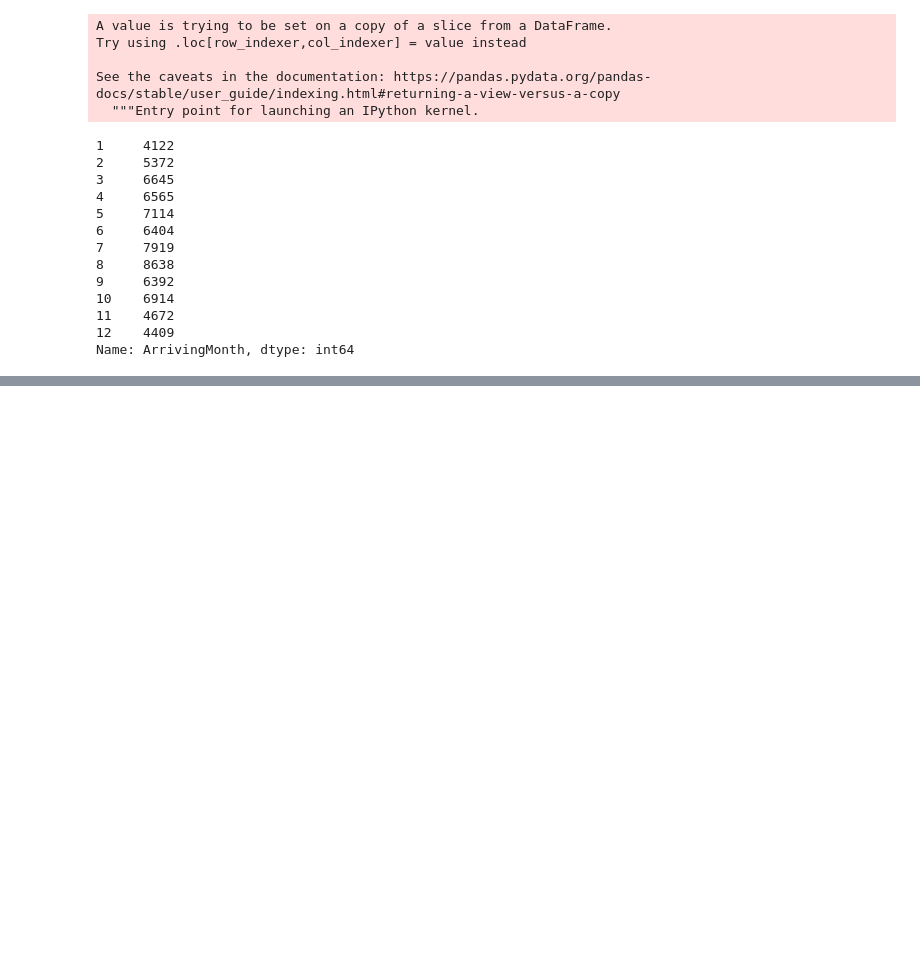
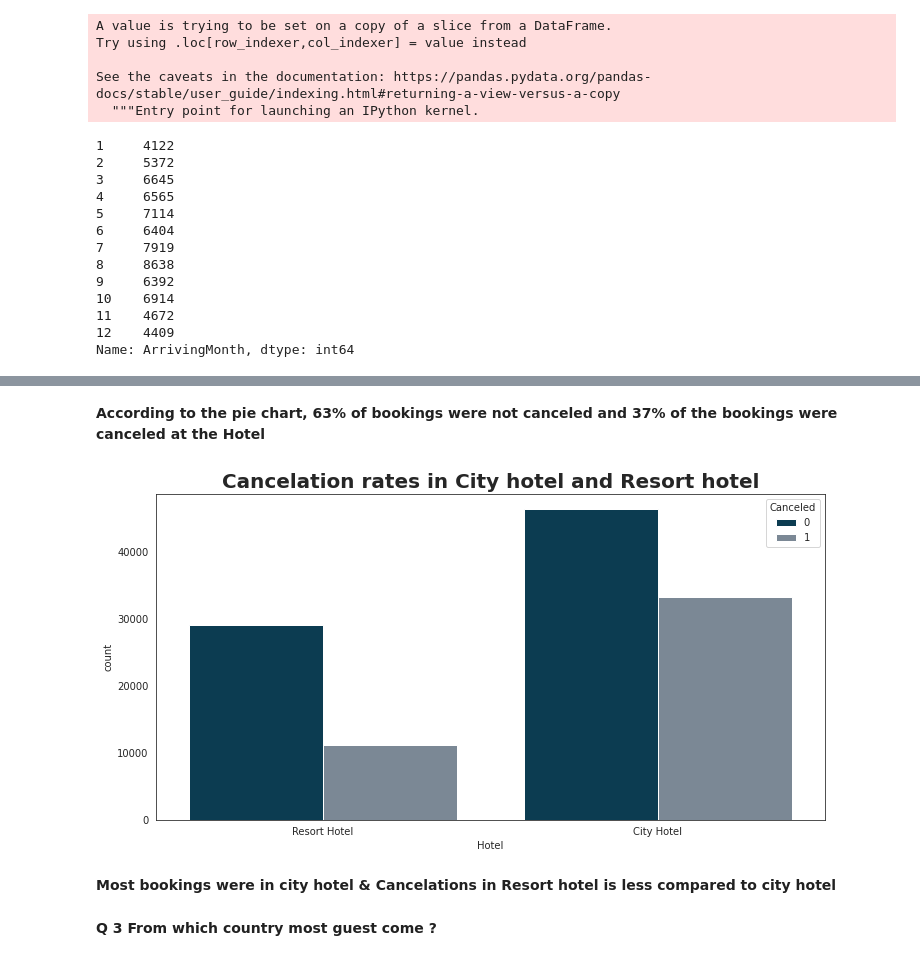
Before and after one commit to Shivraj285/EDA-Hotel-Booking-Analysis, a Jupyter notebook: Shivraj_Y_Saude_Hotel_Booking_Analysis_Capstone_Project.ipynb, the cells around one changed output, grey strips where cells are left out. Cells and saved outputs as stored; diff of their text form; code cells hidden in the pictures; blank space fills up the shorter version.

```diff
--- a/Shivraj_Y_Saude_Hotel_Booking_Analysis_Capstone_Project.ipynb
+++ b/Shivraj_Y_Saude_Hotel_Booking_Analysis_Capstone_Project.ipynb
@@ -260,0 +358,14 @@ Name: ArrivingMonth, dtype: int64
+# %% [markdown]
+**According to the pie chart, 63% of bookings were not canceled and 37% of the bookings were canceled at the Hotel**
+# %%
+plt.figure(figsize=(12, 6))
+
+sns.countplot(x='Hotel',hue="Canceled", data=dataFrame,palette=('#00415c','#778899'))
+plt.title("Cancelation rates in City hotel and Resort hotel",fontweight="bold", size=20)
+plt.show()
+# %% [output]
+[figure, added]
+# %% [markdown]
+**Most bookings were in city hotel & Cancelations in Resort hotel is less compared to city hotel**
+# %% [markdown]
+**Q 3 From which country most guest come ?**
```
Also changed, not shown: parts of 22 cells of this notebook.
